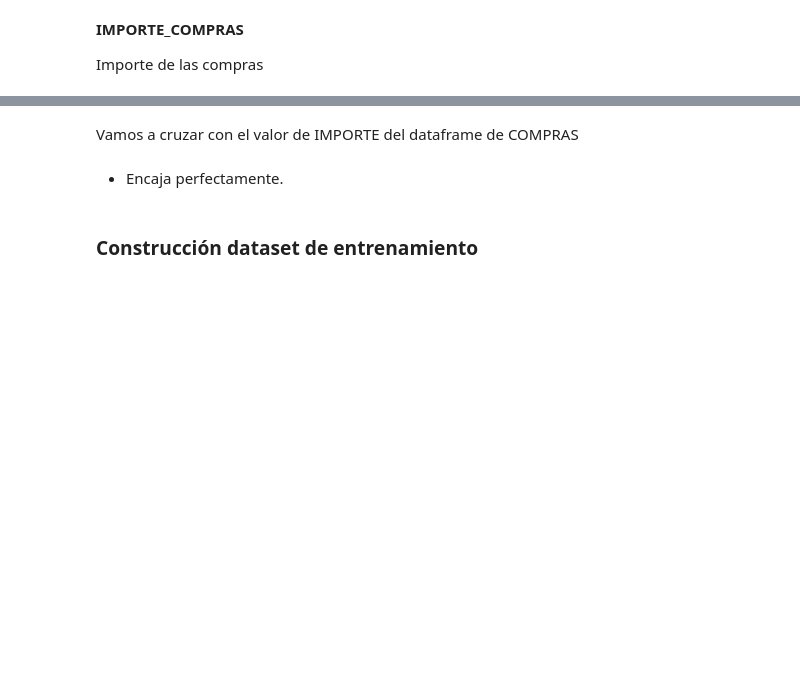
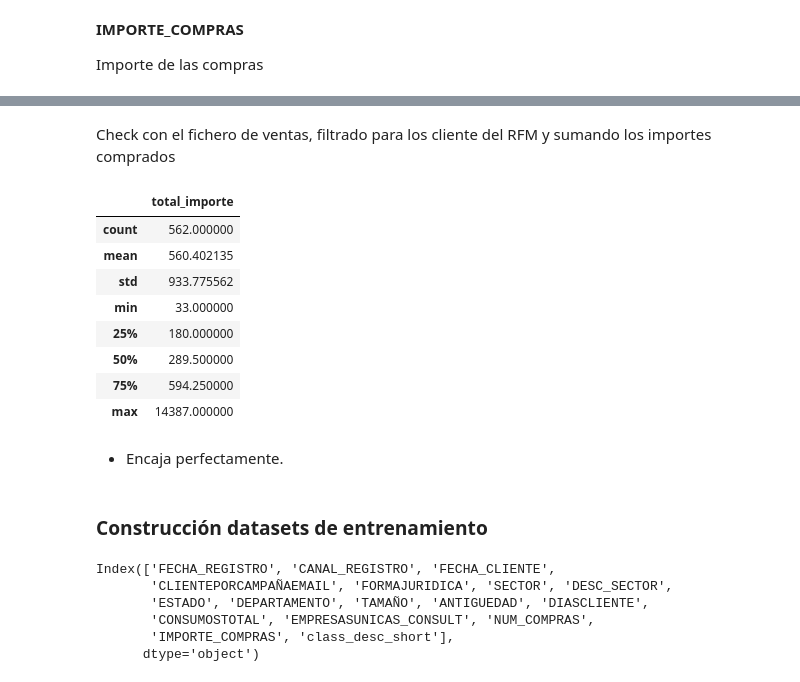
Before and after one commit to cperezh/segmentacion_clientes, a Jupyter notebook: M4 Desarrollo.ipynb, the cells around one changed output, grey strips where cells are left out. Drawn from its saved outputs; the diff is of its cells as text; code cells hidden in the pictures; blank space fills up the shorter version.

Commit message:
WIP preparando datos para el arbol de decisión

```diff
--- a/M4 Desarrollo.ipynb
+++ b/M4 Desarrollo.ipynb
@@ -904,2 +1218,0 @@ df_clientes_csv["IMPORTE_COMPRAS"].describe()
-# %% [markdown]
-Vamos a cruzar con el valor de IMPORTE del dataframe de COMPRAS
@@ -908,4 +1219,18 @@ df.groupby("ID").agg(total_importe=("IMPORTE","sum")).describe()
+# %% [markdown]
+Check con el fichero de ventas, filtrado para los cliente del RFM y sumando los importes comprados
+# %%
+df_ventas_csv.set_index("ID").join(df_rfm,how="inner").groupby("ID").agg(total_importe=("IMPORTE","sum")).describe()
+# %% [output]
+|  | total_importe |
+| count | 562.000000 |
+| mean | 560.402135 |
+| std | 933.775562 |
+| min | 33.000000 |
+| 25% | 180.000000 |
+| 50% | 289.500000 |
+| 75% | 594.250000 |
+| max | 14387.000000 |
 # %% [markdown]
 - Encaja perfectamente.
 # %% [markdown]
-### Construcción dataset de entrenamiento
+### Construcción datasets de entrenamiento
@@ -919,0 +1240,9 @@ df_clientes_csv.info()
+# %%
+df_clientes_csv_rfm_with_label.columns
+# %% [output]
+Index(['FECHA_REGISTRO', 'CANAL_REGISTRO', 'FECHA_CLIENTE',
+       'CLIENTEPORCAMPAÑAEMAIL', 'FORMAJURIDICA', 'SECTOR', 'DESC_SECTOR',
+       'ESTADO', 'DEPARTAMENTO', 'TAMAÑO', 'ANTIGUEDAD', 'DIASCLIENTE',
+       'CONSUMOSTOTAL', 'EMPRESASUNICAS_CONSULT', 'NUM_COMPRAS',
+       'IMPORTE_COMPRAS', 'class_desc_short'],
+      dtype='object')
```
Also changed, not shown: parts of 78 cells of this notebook.
